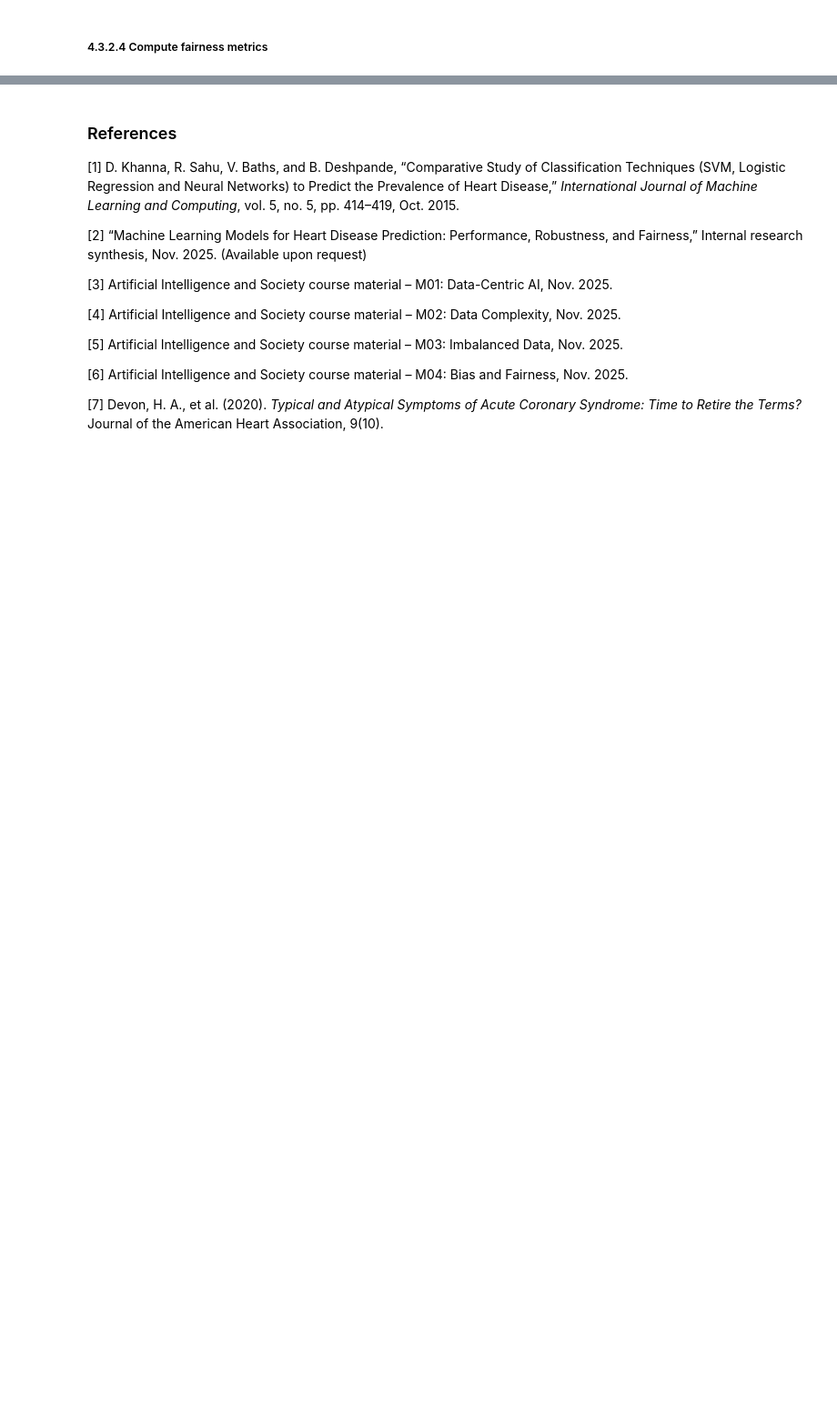
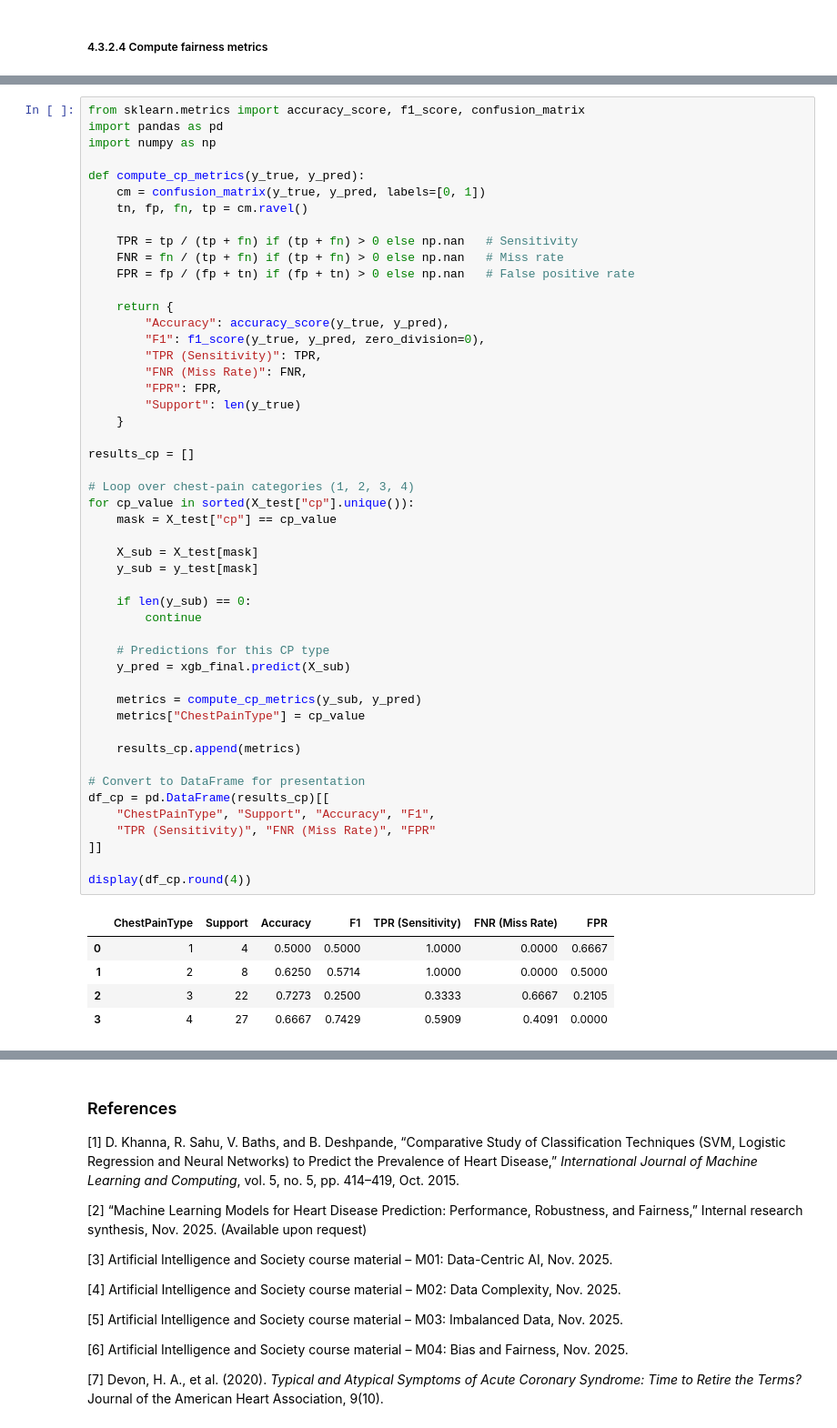
Before and after one commit to Mihalachee/Phenotypic-Bias-in-Heart-Disease-Prediction, a Jupyter notebook: indiviual.ipynb, the cells around one changed output, grey strips where cells are left out. Shown at 91% size. Saved outputs shown, nothing was run; the diff lists cells and outputs as text; blank space fills up the shorter version.

```diff
--- a/indiviual.ipynb
+++ b/indiviual.ipynb
@@ -1595,0 +1821,55 @@ df_cp
+# %%
+from sklearn.metrics import accuracy_score, f1_score, confusion_matrix
+import pandas as pd
+import numpy as np
+
+def compute_cp_metrics(y_true, y_pred):
+    cm = confusion_matrix(y_true, y_pred, labels=[0, 1])
+    tn, fp, fn, tp = cm.ravel()
+
+    TPR = tp / (tp + fn) if (tp + fn) > 0 else np.nan   # Sensitivity
+    FNR = fn / (tp + fn) if (tp + fn) > 0 else np.nan   # Miss rate
+    FPR = fp / (fp + tn) if (fp + tn) > 0 else np.nan   # False positive rate
+
+    return {
+        "Accuracy": accuracy_score(y_true, y_pred),
+        "F1": f1_score(y_true, y_pred, zero_division=0),
+        "TPR (Sensitivity)": TPR,
+        "FNR (Miss Rate)": FNR,
+        "FPR": FPR,
+        "Support": len(y_true)
+    }
+
+results_cp = []
+
+# Loop over chest-pain categories (1, 2, 3, 4)
+for cp_value in sorted(X_test["cp"].unique()):
+    mask = X_test["cp"] == cp_value
+
+    X_sub = X_test[mask]
+    y_sub = y_test[mask]
+
+    if len(y_sub) == 0:
+        continue
+
+    # Predictions for this CP type
+    y_pred = xgb_final.predict(X_sub)
+
+    metrics = compute_cp_metrics(y_sub, y_pred)
+    metrics["ChestPainType"] = cp_value
+
+    results_cp.append(metrics)
+
+# Convert to DataFrame for presentation
+df_cp = pd.DataFrame(results_cp)[[
+    "ChestPainType", "Support", "Accuracy", "F1",
+    "TPR (Sensitivity)", "FNR (Miss Rate)", "FPR"
+]]
+
+display(df_cp.round(4))
+# %% [output]
+|  | ChestPainType | Support | Accuracy | F1 | TPR (Sensitivity) | FNR (Miss Rate) | FPR |
+| 0 | 1 | 4 | 0.5000 | 0.5000 | 1.0000 | 0.0000 | 0.6667 |
+| 1 | 2 | 8 | 0.6250 | 0.5714 | 1.0000 | 0.0000 | 0.5000 |
+| 2 | 3 | 22 | 0.7273 | 0.2500 | 0.3333 | 0.6667 | 0.2105 |
+| 3 | 4 | 27 | 0.6667 | 0.7429 | 0.5909 | 0.4091 | 0.0000 |
```
Also changed, not shown: parts of 19 cells of this notebook.
